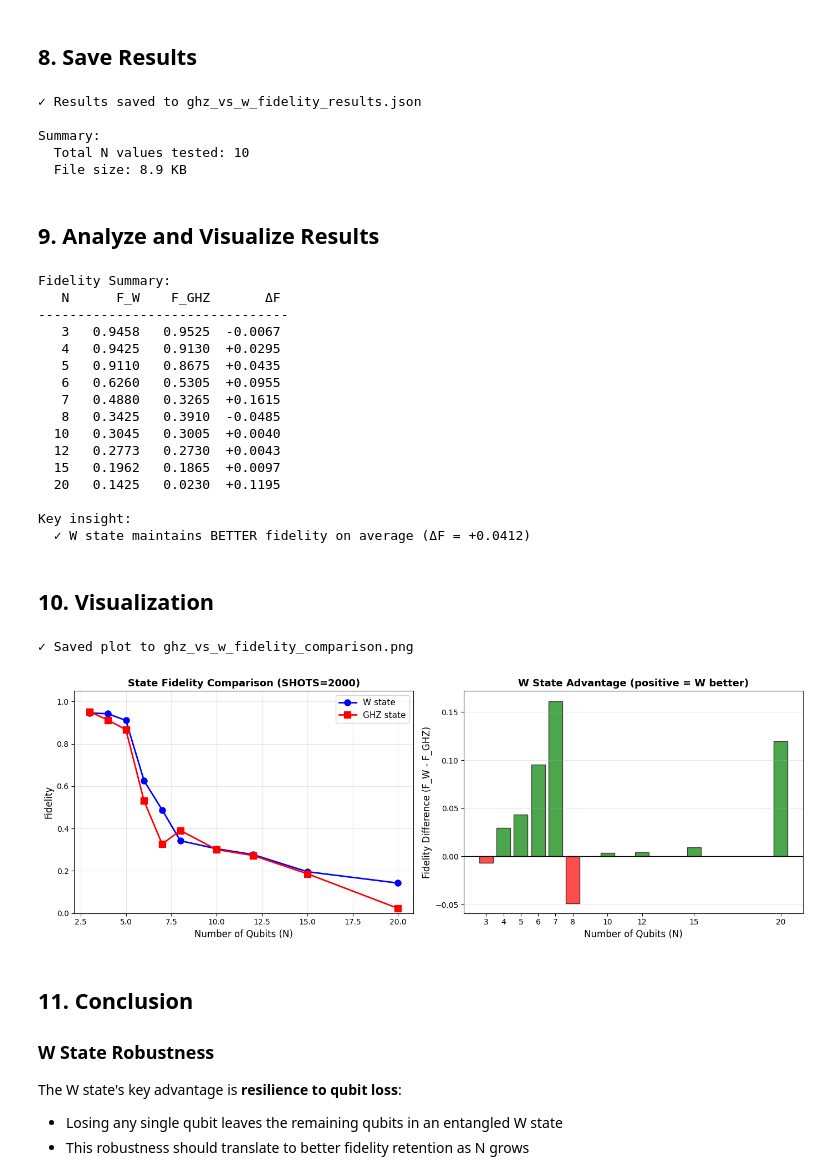
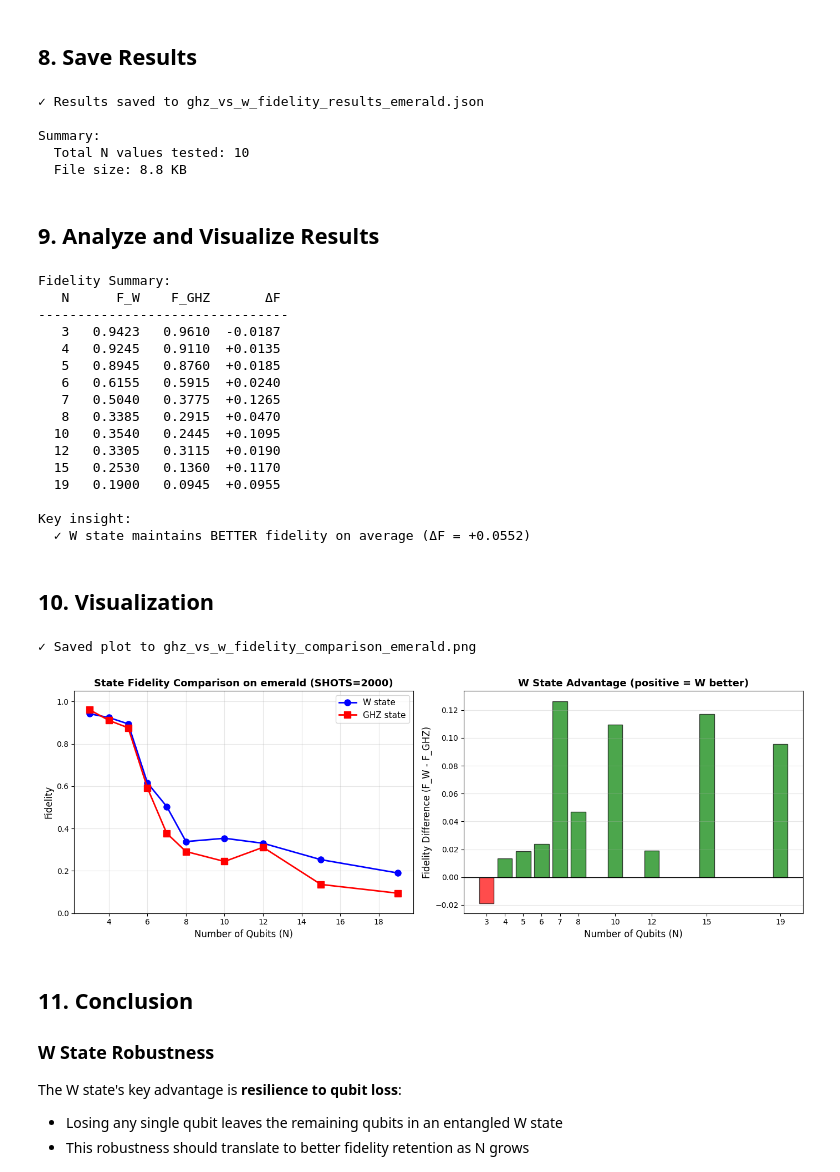
Before and after one commit to GrigoVyd/iqm_qte, a Jupyter notebook: GHZ_vs_W_fidelity_comparison.ipynb, the cells around one changed output. Cells and saved outputs as stored; diff of their text form; code cells hidden in the pictures.

Commit message:
comparison of QPUs

```diff
--- a/GHZ_vs_W_fidelity_comparison.ipynb
+++ b/GHZ_vs_W_fidelity_comparison.ipynb
@@ -55,14 +55,17 @@ print("✓ Imports complete")
 ## 2. Experiment Configuration
 # %%
 # ── Experiment parameters ──────────────────────────────────────────────────
-QUBIT_COUNTS  = [3, 4, 5, 6, 7, 8, 10, 12, 15, 20]
+QUBIT_COUNTS  = [3, 4, 5, 6, 7, 8, 10, 12, 15, 19]
 SHOTS         = 2000
-RESULTS_FILE  = "ghz_vs_w_fidelity_results.json"
+QPU_NAME      = "emerald"
+RESULTS_FILE  = f"ghz_vs_w_fidelity_results_{QPU_NAME}.json"
+PLOT_FILE     = f"ghz_vs_w_fidelity_comparison_{QPU_NAME}.png"
 BEAM_WIDTH    = 100
 # GHZ and W states are simpler than before, so we don't need excessive averaging
 N_REPS        = 1
 
 print(f"Qubit counts to test: {QUBIT_COUNTS}")
 print(f"Shots per circuit: {SHOTS}")
+print(f"QPU: {QPU_NAME}")
 print(f"Results will be saved to: {RESULTS_FILE}")
 # %% [output]
@@ -82,8 +86,8 @@ else:
 
 os.environ["IQM_TOKEN"] = api_token
 
-# Connect to emerald (20-qubit device)
-provider = IQMProvider("https://resonance.meetiqm.com", quantum_computer="emerald")
+# Connect to the selected QPU
+provider = IQMProvider("https://resonance.meetiqm.com", quantum_computer=QPU_NAME)
 backend = provider.get_backend()
 
 print(f"✓ Connected to {backend.name} ({backend.num_qubits} qubits)")
@@ -484,11 +488,11 @@ print(f"\nSummary:")
 print(f"  Total N values tested: {len([d for d in results['data'].values() if 'ghz' in d])}")
 print(f"  File size: {Path(RESULTS_FILE).stat().st_size / 1024:.1f} KB")
 # %% [output]
-✓ Results saved to ghz_vs_w_fidelity_results.json
+✓ Results saved to ghz_vs_w_fidelity_results_emerald.json
 
 Summary:
   Total N values tested: 10
-  File size: 8.9 KB
+  File size: 8.8 KB
 # %% [markdown]
 ## 9. Analyze and Visualize Results
 # %%
@@ -535,54 +539,54 @@ else:
 Fidelity Summary:
    N      F_W    F_GHZ       ΔF
 --------------------------------
-   3   0.9458   0.9525  -0.0067
-   4   0.9425   0.9130  +0.0295
-   5   0.9110   0.8675  +0.0435
-   6   0.6260   0.5305  +0.0955
-   7   0.4880   0.3265  +0.1615
-   8   0.3425   0.3910  -0.0485
-  10   0.3045   0.3005  +0.0040
-  12   0.2773   0.2730  +0.0043
-  15   0.1962   0.1865  +0.0097
-  20   0.1425   0.0230  +0.1195
+   3   0.9423   0.9610  -0.0187
+   4   0.9245   0.9110  +0.0135
+   5   0.8945   0.8760  +0.0185
+   6   0.6155   0.5915  +0.0240
+   7   0.5040   0.3775  +0.1265
+   8   0.3385   0.2915  +0.0470
+  10   0.3540   0.2445  +0.1095
+  12   0.3305   0.3115  +0.0190
+  15   0.2530   0.1360  +0.1170
+  19   0.1900   0.0945  +0.0955
 
 Key insight:
-  ✓ W state maintains BETTER fidelity on average (ΔF = +0.0412)
+  ✓ W state maintains BETTER fidelity on average (ΔF = +0.0552)
 # %% [markdown]
 ## 10. Visualization
 # %%
 fig, axes = plt.subplots(1, 2, figsize=(14, 5))
 
 # ── Plot 1: Fidelity vs N ────────────────────────────────────────────────────
 ax = axes[0]
 ax.plot(n_values, f_w_values, 'o-', label='W state', linewidth=2, markersize=8, color='blue')
 ax.plot(n_values, f_ghz_values, 's-', label='GHZ state', linewidth=2, markersize=8, color='red')
 ax.set_xlabel('Number of Qubits (N)', fontsize=12)
 ax.set_ylabel('Fidelity', fontsize=12)
-ax.set_title(f'State Fidelity Comparison (SHOTS={SHOTS})', fontsize=13, fontweight='bold')
+ax.set_title(f'State Fidelity Comparison on {QPU_NAME} (SHOTS={SHOTS})', fontsize=13, fontweight='bold')
 ax.grid(True, alpha=0.3)
 ax.legend(fontsize=11, loc='best')
 ax.set_ylim([0, 1.05])
 
 # ── Plot 2: Fidelity Difference (W - GHZ) ────────────────────────────────────
 ax = axes[1]
 colors = ['green' if d > 0 else 'red' for d in delta_f_values]
 ax.bar(n_values, delta_f_values, color=colors, alpha=0.7, edgecolor='black', width=0.8)
 ax.axhline(y=0, color='black', linestyle='-', linewidth=1)
 ax.set_xticks(n_values)
 ax.set_xticklabels([f'{int(n)}' for n in n_values])
 ax.set_xlabel('Number of Qubits (N)', fontsize=12)
 ax.set_ylabel('Fidelity Difference (F_W - F_GHZ)', fontsize=12)
 ax.set_title('W State Advantage (positive = W better)', fontsize=13, fontweight='bold')
 ax.grid(True, alpha=0.3, axis='y')
 
 plt.tight_layout()
-plt.savefig('ghz_vs_w_fidelity_comparison.png', dpi=150, bbox_inches='tight')
-print(f"✓ Saved plot to ghz_vs_w_fidelity_comparison.png")
+plt.savefig(PLOT_FILE, dpi=150, bbox_inches='tight')
+print(f"✓ Saved plot to {PLOT_FILE}")
 plt.show()
 # %% [output]
-✓ Saved plot to ghz_vs_w_fidelity_comparison.png
+✓ Saved plot to ghz_vs_w_fidelity_comparison_emerald.png
-[figure, old version]
+[figure, new version]
 # %% [markdown]
 ## 11. Conclusion
 
```
Also changed, not shown: parts of 2 cells of this notebook, 5 other files.
